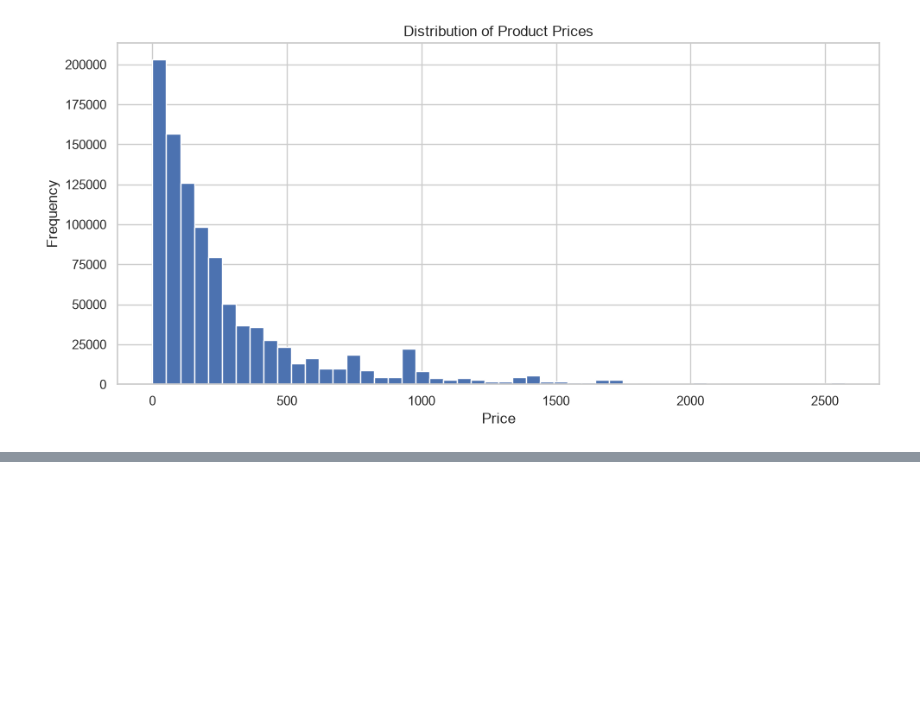
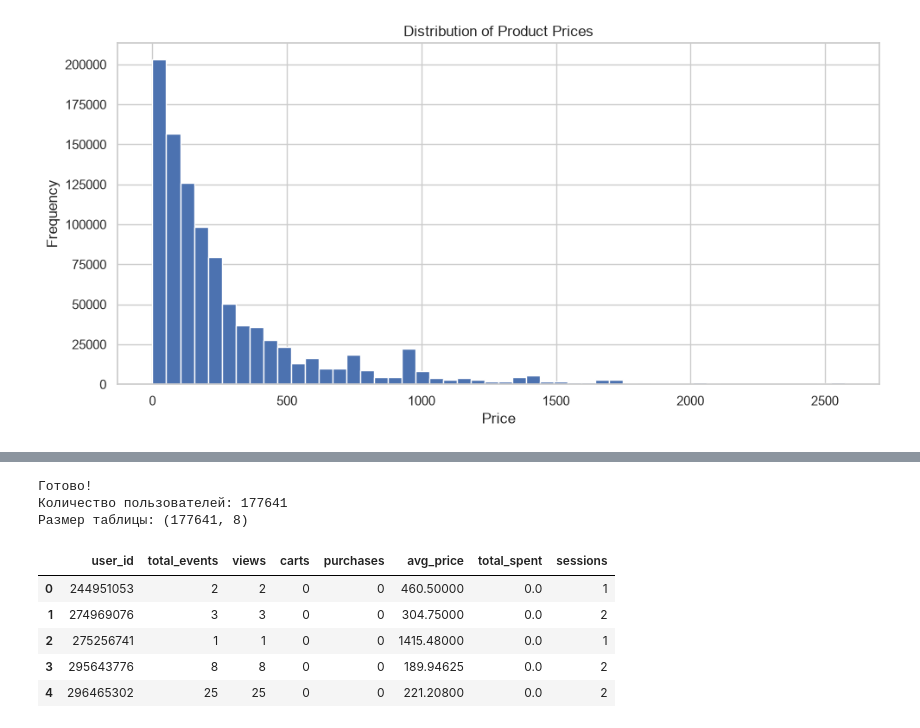
Before and after one commit to tymurpopov/ecommerce-data-analysis-learning, a Jupyter notebook: sample.ipynb, the cells around one changed output, grey strips where cells are left out. Cells and saved outputs as stored; diff of their text form; code cells hidden in the pictures; blank space fills up the shorter version.

```diff
--- a/sample.ipynb
+++ b/sample.ipynb
@@ -486,0 +499,38 @@ plt.show()
+# %%
+# Создаём вспомогательные признаки
+df['is_view'] = (df['event_type'] == 'view').astype(int)
+df['is_cart'] = (df['event_type'] == 'cart').astype(int)
+df['is_purchase'] = (df['event_type'] == 'purchase').astype(int)
+
+# Цена только для покупок
+df['purchase_price'] = df['price'].where(
+    df['event_type'] == 'purchase',
+    0
+)
+
+# Создаём таблицу с характеристиками пользователей
+user_features = df.groupby('user_id').agg(
+    total_events=('event_type', 'size'),
+    views=('is_view', 'sum'),
+    carts=('is_cart', 'sum'),
+    purchases=('is_purchase', 'sum'),
+    avg_price=('price', 'mean'),
+    total_spent=('purchase_price', 'sum'),
+    sessions=('user_session', 'nunique')
+).reset_index()
+
+print("Готово!")
+print("Количество пользователей:", len(user_features))
+print("Размер таблицы:", user_features.shape)
+
+user_features.head()
+# %% [output]
+Готово!
+Количество пользователей: 177641
+Размер таблицы: (177641, 8)
+|  | user_id | total_events | views | carts | purchases | avg_price | total_spent | sessions |
+| 0 | 244951053 | 2 | 2 | 0 | 0 | 460.50000 | 0.0 | 1 |
+| 1 | 274969076 | 3 | 3 | 0 | 0 | 304.75000 | 0.0 | 2 |
+| 2 | 275256741 | 1 | 1 | 0 | 0 | 1415.48000 | 0.0 | 1 |
+| 3 | 295643776 | 8 | 8 | 0 | 0 | 189.94625 | 0.0 | 2 |
+| 4 | 296465302 | 25 | 25 | 0 | 0 | 221.20800 | 0.0 | 2 |
```
Also changed, not shown: parts of 15 cells of this notebook.
